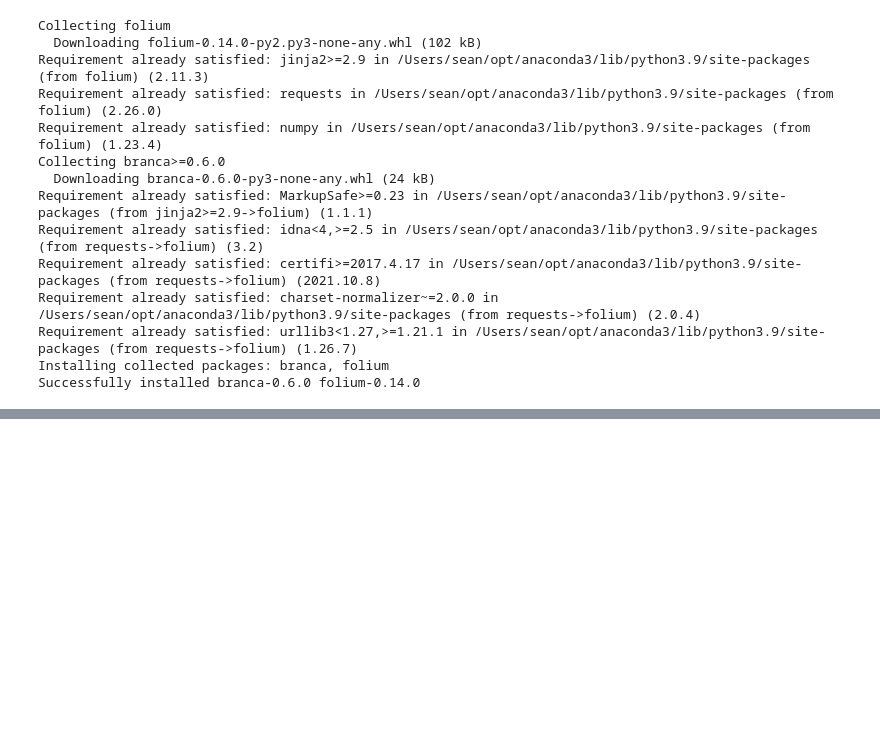
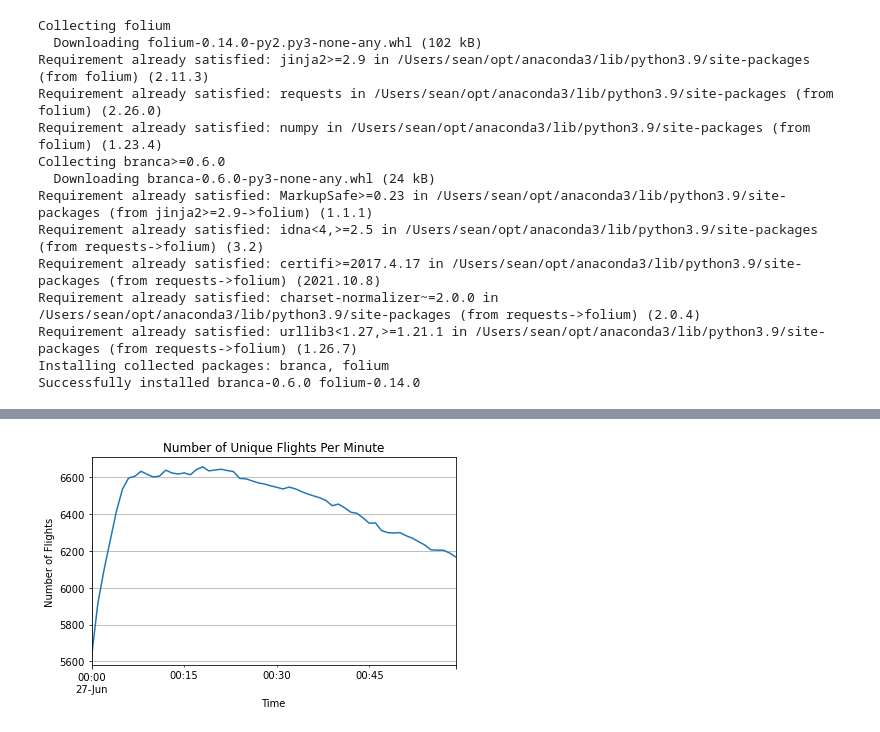
Before and after one commit to SeanSenev/Capstone, a Jupyter notebook: EDA.ipynb, the cells around one changed output, grey strips where cells are left out. Drawn from its saved outputs; the diff is of its cells as text; code cells hidden in the pictures; blank space fills up the shorter version.

```diff
--- a/EDA.ipynb
+++ b/EDA.ipynb
@@ -206,4 +207,7 @@ Requirement already satisfied: urllib3<1.27,>=1.21.1 in /Users/sean/opt/anaconda
 Installing collected packages: branca, folium
 Successfully installed branca-0.6.0 folium-0.14.0
 # %%
-ls
+# TIME SERIES ANALYSIS
+
+df['time'] = pd.to_datetime(df['time'], unit='s')  # Convert Unix timestamp to datetime format
+df = df.set_index('time')  # Set 'time' as the index
@@ -212,0 +224,14 @@ README.md                    states_2022-06-27-00.csv
+# %%
+# Resample the data for minute-by-minute counts of flights
+flight_counts_per_minute = df.resample('T')['icao24'].nunique()
+
+# Plot
+flight_counts_per_minute.plot()
+plt.title('Number of Unique Flights Per Minute')
+plt.ylabel('Number of Flights')
+plt.xlabel('Time')
+plt.grid(True)
+plt.tight_layout()
+plt.show()
+# %% [output]
+[figure, added]
```
Also changed, not shown: parts of 4 cells of this notebook.
